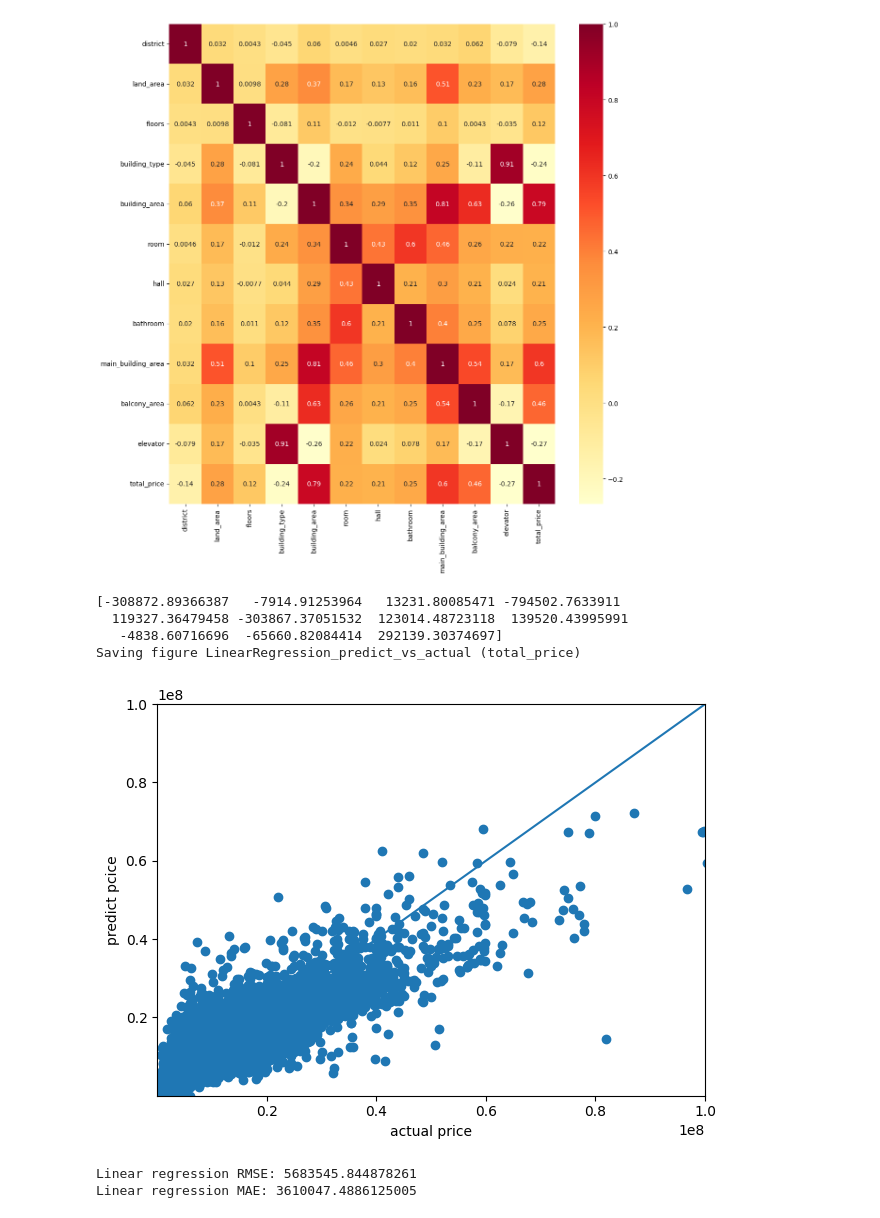
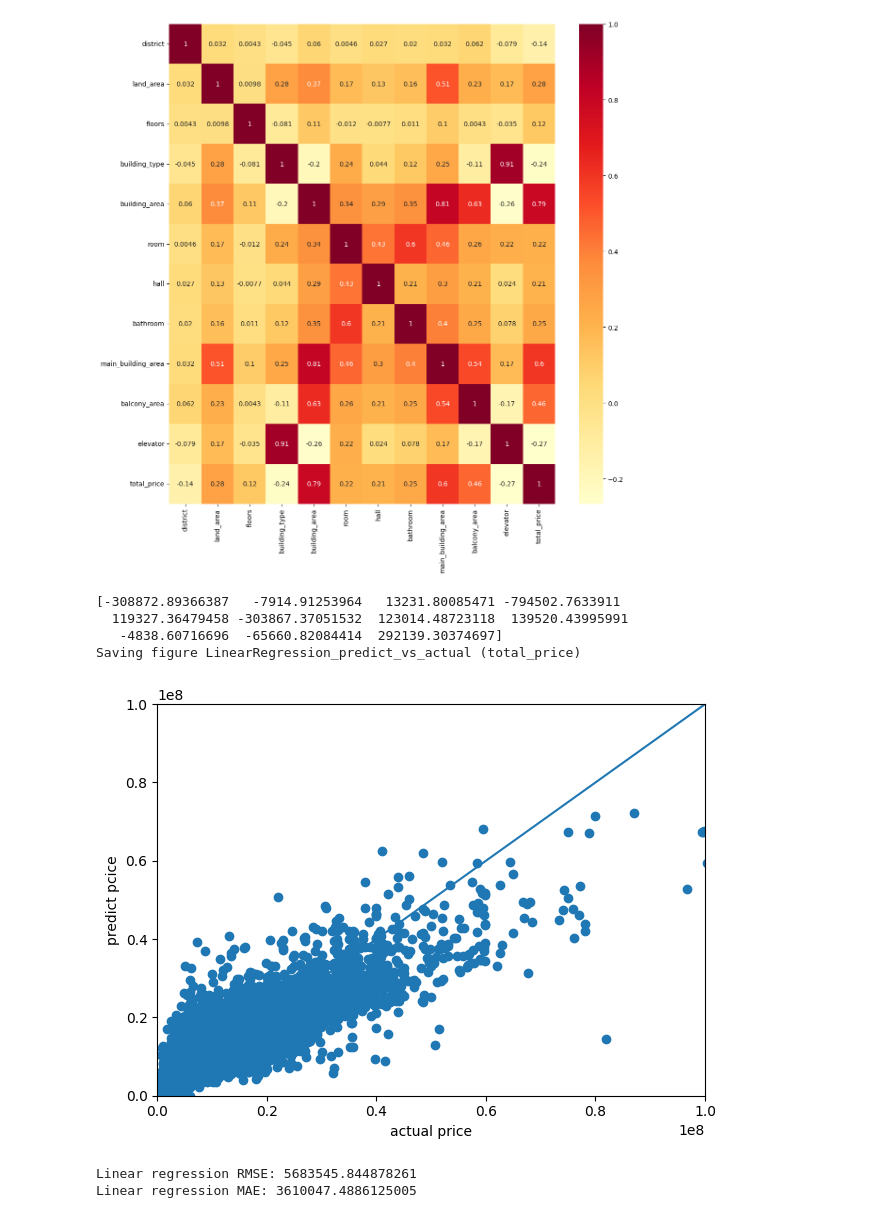
Before and after one commit to jgw0915/housePricePredict, a Jupyter notebook: Scripts/house_total_price.ipynb, the cells around one changed output. Saved outputs shown, nothing was run; the diff lists cells and outputs as text; code cells hidden in the pictures.

```diff
--- a/Scripts/house_total_price.ipynb
+++ b/Scripts/house_total_price.ipynb
@@ -173,37 +173,37 @@ Saving figure Correlation_plot (total_price)
 # %%
 from sklearn.linear_model import LinearRegression # 引入LinearRegression
 from sklearn.model_selection import train_test_split # 引入train_test_split
 import matplotlib.pyplot as plt # 引入pyplot
 
 x = df.drop("total_price", axis = 1) # 13個特徵的數據
 # print(x)
 # y = df_price_normalized # 房價數據
 y = df_price # 房價數據
 
 x_train, x_test, y_train, y_test = train_test_split(x, y, test_size = 0.3, random_state = 1) # 將數據分成73比
 lin_reg = LinearRegression()
 lin_reg.fit(x_train, y_train) # 將資料拿去訓練
 print(lin_reg.coef_) # 顯示係數
 
 y_predict = lin_reg.predict(x_test) # 北test的資料用訓練出來的模型去預測
 
 # y_test = scaler.inverse_transform(y_test)
 # y_predict_inverse = scaler.inverse_transform(y_predict)
 
 plt.xlabel("actual price") # x軸的標題
 plt.ylabel("predict pcice") # y軸的標題
-plt.xlim(1000, 100000000) # x軸的範圍
-plt.ylim(1000, 100000000) # y軸的範圍
-plt.plot([1000,100000000], [1000,100000000]) # 劃一條基準線
+plt.xlim(0, 100000000) # x軸的範圍
+plt.ylim(0, 100000000) # y軸的範圍
+plt.plot([0,100000000], [0,100000000]) # 劃一條基準線
 plt.scatter(y_test, y_predict) # 比對預測跟實際的差別
 save_fig("LinearRegression_predict_vs_actual (total_price)") # 儲存圖形
 plt.show() # 察看結果
 # %% [output]
 [-308872.89366387   -7914.91253964   13231.80085471 -794502.7633911
   119327.36479458 -303867.37051532  123014.48723118  139520.43995991
    -4838.60716696  -65660.82084414  292139.30374697]
 Saving figure LinearRegression_predict_vs_actual (total_price)
-[figure, old version]
+[figure, new version]
 # %%
 from sklearn.metrics import mean_squared_error
 import numpy as np
```
Also changed, not shown: parts of 8 cells of this notebook, 1 other file.
